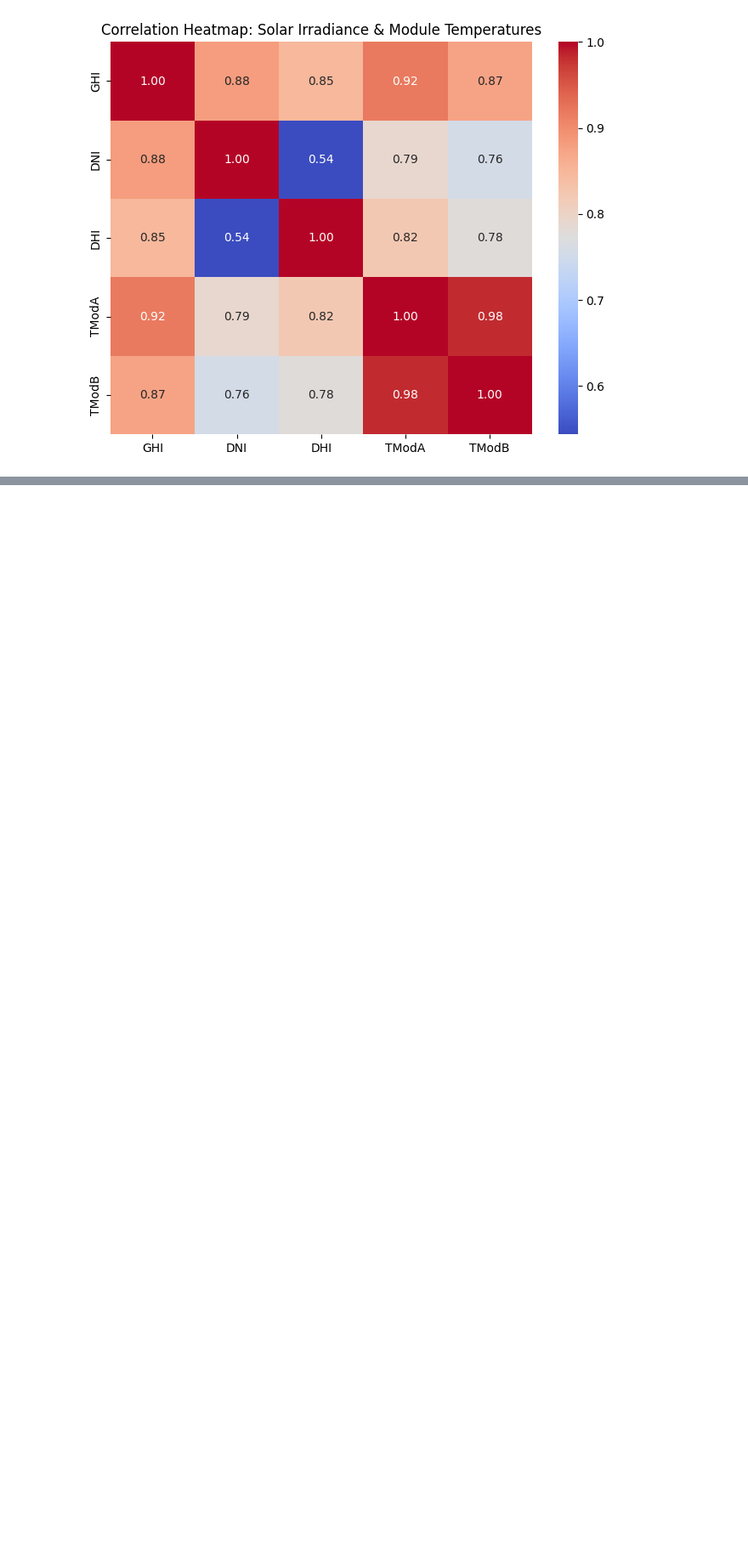
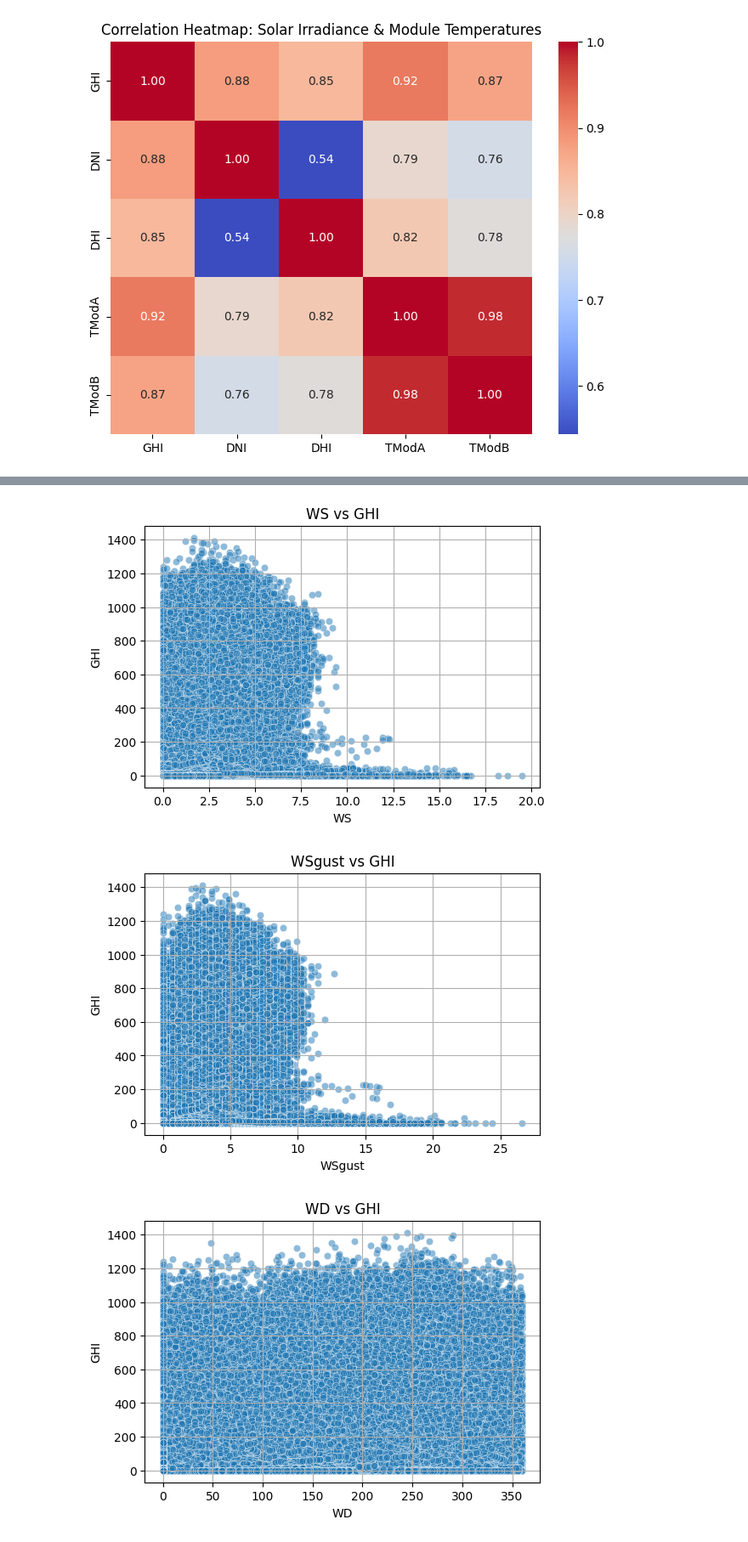
Before and after one commit to Filimon-H/Moonlight-Solar-Farm-Analysis, a Jupyter notebook: notebooks/bennin_EDA.ipynb, the cells around one changed output, grey strips where cells are left out. Shown at 85% size. Cells and saved outputs as stored; diff of their text form; code cells hidden in the pictures; blank space fills up the shorter version.

```diff
--- a/notebooks/bennin_EDA.ipynb
+++ b/notebooks/bennin_EDA.ipynb
@@ -381,0 +386,27 @@ plt.show()
+# %%
+# WS, WSgust, WD vs. GHI
+scatter_vars = ['WS', 'WSgust', 'WD']
+for var in scatter_vars:
+    plt.figure(figsize=(6, 4))
+    sns.scatterplot(data=df, x=var, y='GHI', alpha=0.5)
+    plt.title(f'{var} vs GHI')
+    plt.grid(True)
+    plt.show()
+
+# RH vs Tamb
+plt.figure(figsize=(6, 4))
+sns.scatterplot(data=df, x='RH', y='Tamb', alpha=0.5)
+plt.title('Relative Humidity vs Ambient Temperature')
+plt.grid(True)
+plt.show()
+
+# RH vs GHI
+plt.figure(figsize=(6, 4))
+sns.scatterplot(data=df, x='RH', y='GHI', alpha=0.5)
+plt.title('Relative Humidity vs GHI')
+plt.grid(True)
+plt.show()
+# %% [output]
+[figure, added]
+[figure, added]
+[figure, added]
```
Also changed, not shown: parts of 3 cells of this notebook.
